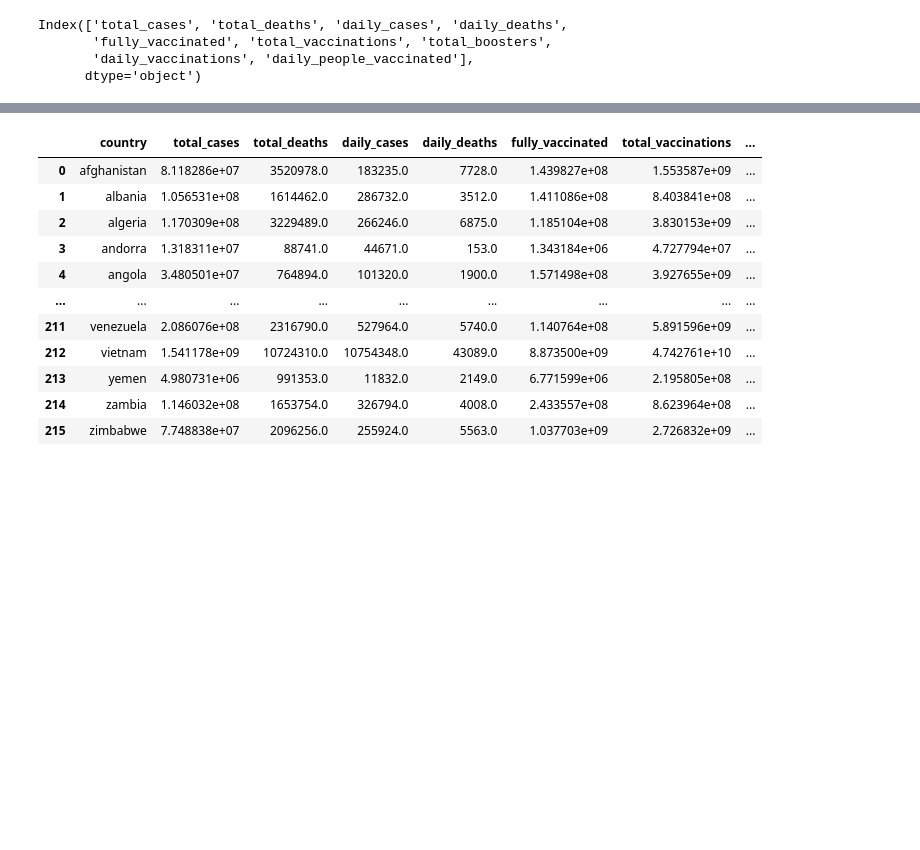
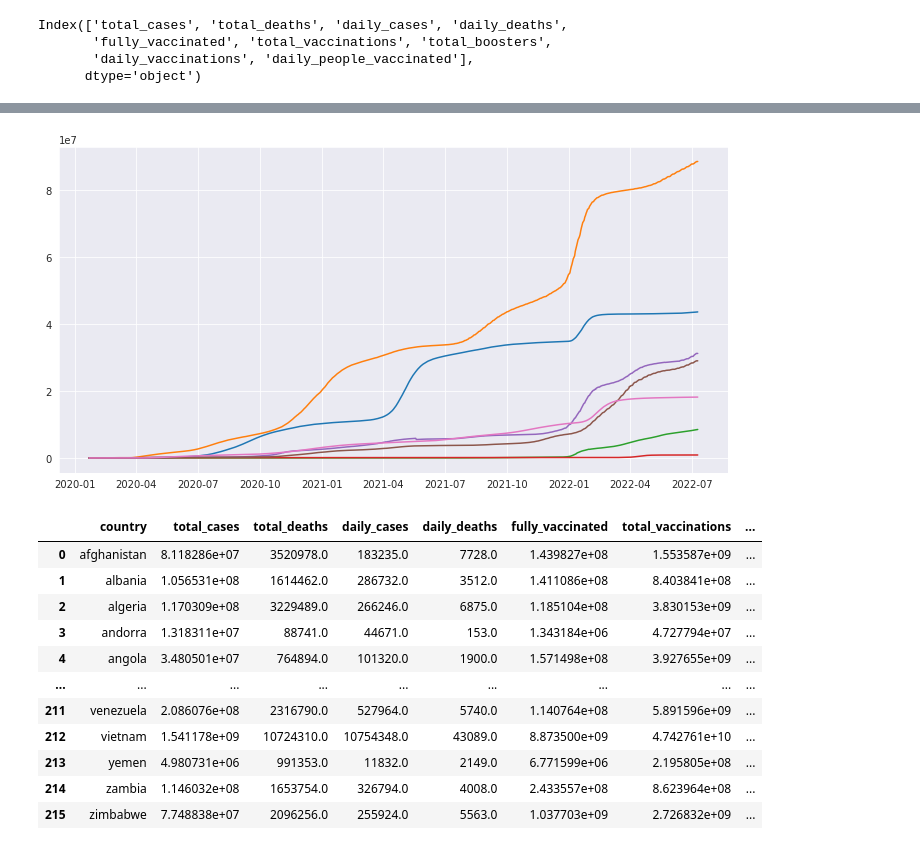
Before and after one commit to Akashkunwar/dscodes, a Jupyter notebook: cases_vaccination.ipynb, the cells around one changed output, grey strips where cells are left out. Saved outputs shown, nothing was run; the diff lists cells and outputs as text; code cells hidden in the pictures; blank space fills up the shorter version.

```diff
--- a/cases_vaccination.ipynb
+++ b/cases_vaccination.ipynb
@@ -429,6 +439,18 @@ fig = px.line(df[df.country=='india'],x='date', y=df[df.country=='india'].column
 fig.show()
 # %% [output]
 [interactive output not drawn]
+# %%
+plt.figure(figsize=(12,6))
+plt.plot(df[df['country']=='india'].date, df[df['country']=='india'].total_cases)
+plt.plot(df[df['country']=='united states'].date, df[df['country']=='united states'].total_cases)
+plt.plot(df[df['country']=='australia'].date, df[df['country']=='australia'].total_cases)
+plt.plot(df[df['country']=='china'].date, df[df['country']=='china'].total_cases)
+plt.plot(df[df['country']=='france'].date, df[df['country']=='france'].total_cases)
+plt.plot(df[df['country']=='germany'].date, df[df['country']=='germany'].total_cases)
+plt.plot(df[df['country']=='russia'].date, df[df['country']=='russia'].total_cases)
+plt.show()
+# %% [output]
+[figure, added]
 # %%
 df.groupby(['date', 'country'],as_index = False).sum().groupby(['country']).agg('sum').reset_index()
 # %% [output]
```
Also changed, not shown: parts of 16 cells of this notebook.
